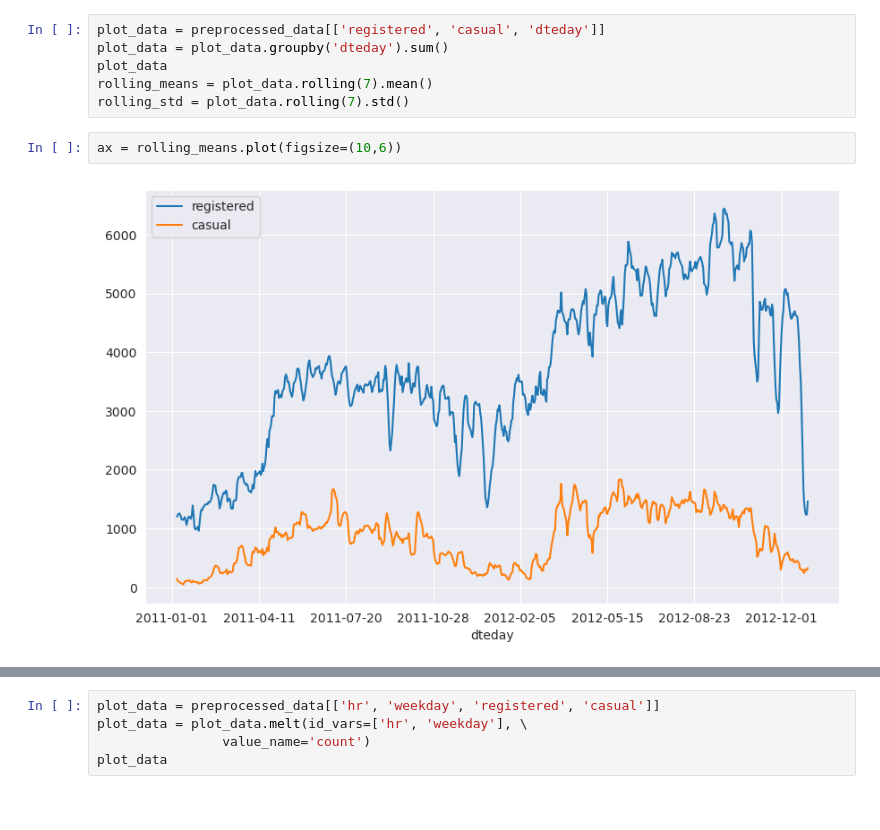
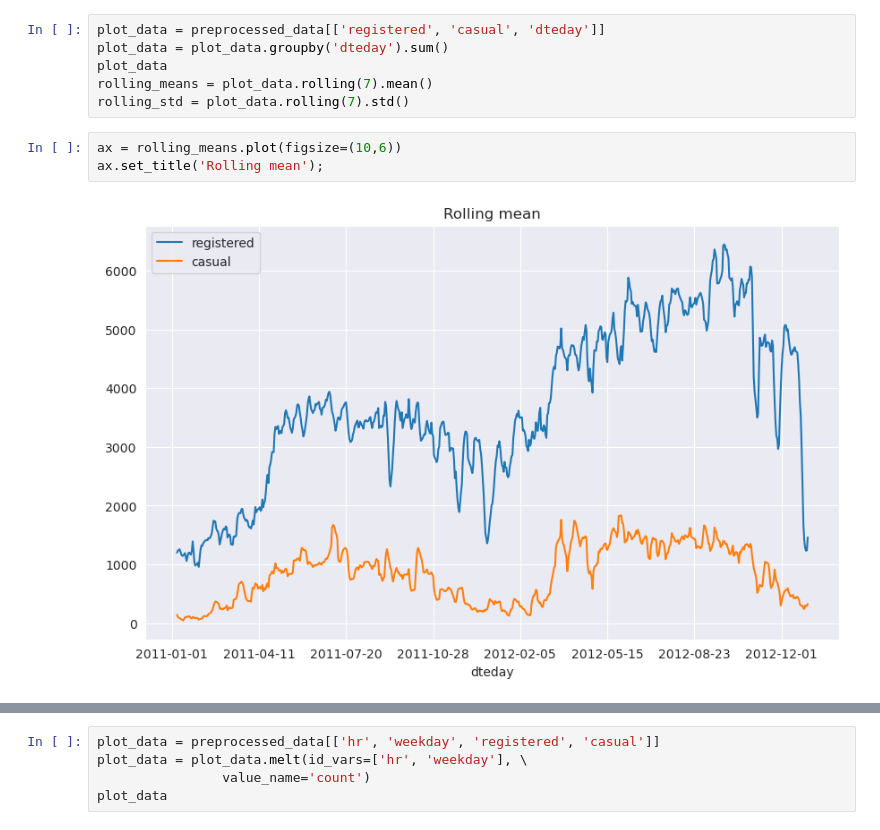
Before and after one commit to AmrMoSalah/Bike_share, a Jupyter notebook: Bike_share.ipynb, the cells around one changed output, grey strips where cells are left out. Saved outputs shown, nothing was run; the diff lists cells and outputs as text.

```diff
--- a/Bike_share.ipynb
+++ b/Bike_share.ipynb
@@ -139,7 +141,8 @@ rolling_means = plot_data.rolling(7).mean()
 rolling_std = plot_data.rolling(7).std()
 # %%
 ax = rolling_means.plot(figsize=(10,6))
+ax.set_title('Rolling mean');
 # %% [output]
-[figure, old version]
+[figure, new version]
 # %%
 ax = rolling_std.plot(figsize = (10,6))
```
Also changed, not shown: parts of 8 cells of this notebook.
